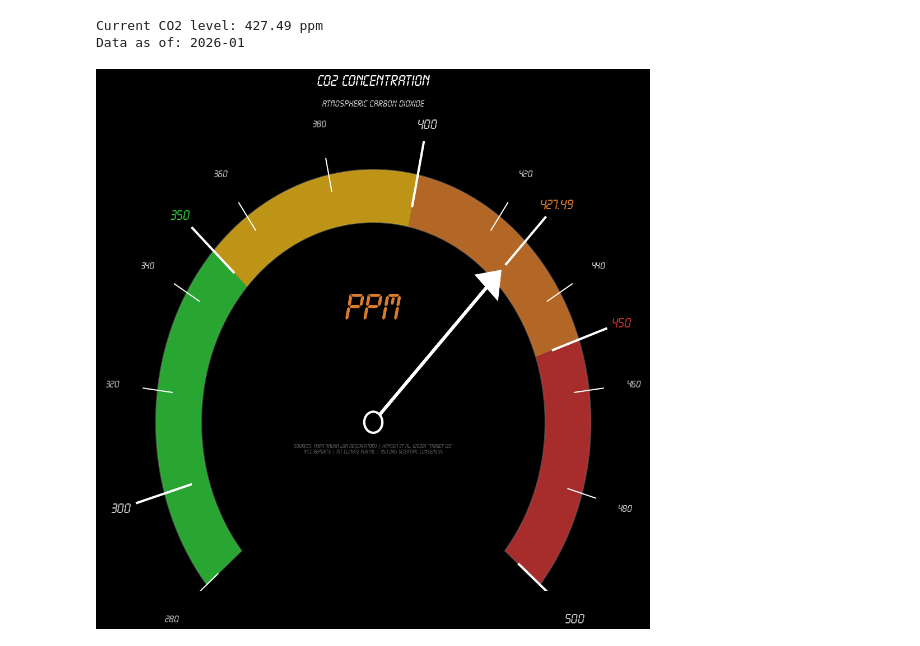
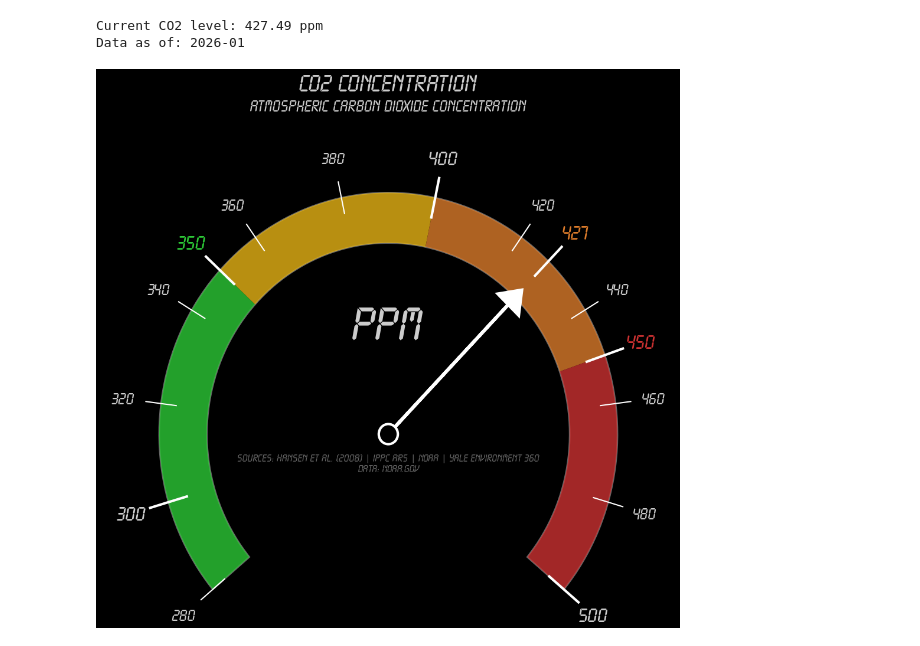
Before and after one commit to linachos/Data-Visualization, a Jupyter notebook: Project/co2_concentration.ipynb, the cells around one changed output. Saved outputs shown, nothing was run; the diff lists cells and outputs as text; code cells hidden in the pictures.

```diff
--- a/Project/co2_concentration.ipynb
+++ b/Project/co2_concentration.ipynb
@@ -49,14 +48,17 @@ colors = {'green': '#2dc937',
           'light_green': '#99c140',
           'yellow': '#e7b416',
           'orange': '#db7b2b',
-          'red': '#cc3232'
+          'red': '#cc3232',
+          'gray': '#666666',
+          'white': '#cccccc',
+          'black': '#000000'
           }
 # %%
-fig, ax = plt.subplots(figsize=(10, 10), facecolor='#000000')
+fig, ax = plt.subplots(figsize=(10, 9.5), facecolor=colors['black'])
 ax.set_xlim(-1.5, 1.5)
-ax.set_ylim(-0.8, 1.5)
+ax.set_ylim(-0.9, 1.5)
 ax.axis('off')
-ax.set_facecolor('#000000')
+ax.set_facecolor(colors['black'])
 
 # Define color zones based on scientific thresholds
 # Green: Safe zone (280-350 ppm)
@@ -85,7 +87,7 @@ angle_450 = co2_to_angle(450)  # High risk
 
 # Background arc
 bg_arc = Wedge((0, 0), 1.2, theta_start, theta_end, width=0.25,
-               facecolor='#1a1a1a', edgecolor='#444444', linewidth=2)
+               facecolor=colors['black'], edgecolor=colors['gray'], linewidth=2)
 ax.add_patch(bg_arc)
 
 # Green zone: 280-350 ppm (SAFE)
@@ -110,7 +112,6 @@ ax.add_patch(danger_arc)
 
 # Add tick marks and labels
 major_ticks = [300, 350, 400, 450, 500]
-
 tick_values = [280, 300, 320, 340, 350, 360, 380, 400, 420, 440, 450, 460, 480, 500]
 
 for co2_val in tick_values:
@@ -119,25 +120,23 @@ for co2_val in tick_values:
     angle_rad = np.radians(angle)
 
     # Label position
-    x_label = 1.45 * np.cos(angle_rad)
-    y_label = 1.45 * np.sin(angle_rad)
+    x_label = 1.4 * np.cos(angle_rad)
+    y_label = 1.4 * np.sin(angle_rad)
     label_text = f'{co2_val}'
+    label_color = colors['white']
+    label_weight = 'normal'
 
     # Decide if major or minor tick
     if co2_val in major_ticks:
-        tick_outer = 1.36
-        tick_inner = 1.05
+        tick_outer = 1.3
+        tick_inner = 1.1
         tick_lw = 3
-        label_size = 18
+        label_size = 25
     else:
         tick_outer = 1.28
         tick_inner = 1.12
         tick_lw = 1.5
-        label_size = 13
-
-    # Label styling
-    label_color = '#cccccc'
-    label_weight = 'normal'
+        label_size = 20
 
     if co2_val == 350:
         label_color = colors['green']
@@ -171,51 +170,52 @@ needle_rad = np.radians(needle_angle)
 needle_x = 0.9 * np.cos(needle_rad)
 needle_y = 0.9 * np.sin(needle_rad)
 
 ax.arrow(0, 0, needle_x, needle_y, head_width=0.15, head_length=0.1,
-         fc='#ffffff', ec='#ffffff', linewidth=4, zorder=2)
+         fc='white', ec='white', linewidth=4, zorder=2)
 
-x_outer = 1.36 * np.cos(needle_rad)
-y_outer = 1.36 * np.sin(needle_rad)
-x_inner = 1.05 * np.cos(needle_rad)
-y_inner = 1.05 * np.sin(needle_rad)
-x_label = 1.45 * np.cos(needle_rad)
-y_label = 1.45 * np.sin(needle_rad)
+x_outer = 1.3 * np.cos(needle_rad)
+y_outer = 1.3 * np.sin(needle_rad)
+x_inner = 1.1 * np.cos(needle_rad)
+y_inner = 1.1 * np.sin(needle_rad)
+x_label = 1.4 * np.cos(needle_rad)
+y_label = 1.4 * np.sin(needle_rad)
 ax.plot(
         [x_inner, x_outer], [y_inner, y_outer],
         color='white', linewidth=tick_lw
     )
 ax.text(
-        x_label, y_label, current_co2,
+        x_label, y_label, f'{current_co2:.0f}',
         ha='center', va='center',
-        fontsize=18,
+        fontsize=25,
         color=colors['orange'],
         fontweight='bold'
     )
 
 # Center hub
-center = Circle((0, 0), 0.05, facecolor='#000000',
+center = Circle((0, 0), 0.05, facecolor=colors['black'],
                 edgecolor='white', linewidth=3, zorder=11)
 ax.add_patch(center)
 
 # Digital readout - current CO2
-ax.text(0, 0.55, 'ppm', fontsize=50, fontweight='bold',
-        color=colors['orange'], ha='center', va='center', zorder=1)
+ax.text(0, 0.55, 'PPM', fontsize=60, fontweight='bold',
+        color=colors['white'], ha='center', va='center', zorder=1)
 
 # Title
-ax.text(0, 1.6, 'CO2 CONCENTRATION', fontsize=20,
-        fontweight='bold', color='#ffffff', ha='center', va='bottom')
-ax.text(0, 1.5, 'Atmospheric Carbon Dioxide', fontsize=12,
-        color='#cccccc', ha='center', va='bottom', style='italic')
+ax.text(0, 1.7, 'CO2 CONCENTRATION', fontsize=30,
+        fontweight='bold', color=colors['white'], ha='center', va='bottom')
+ax.text(0, 1.6, 'Atmospheric Carbon Dioxide Concentration', fontsize=20,
+        color=colors['white'], ha='center', va='bottom', style='italic')
 
 
 # Sources
-sources_text = 'Sources: NOAA Mauna Loa Observatory | Hansen et al. (2008) "Target CO₂"\nIPCC Reports | MIT Climate Portal | 350.org Scientific Consensus'
-ax.text(0, -0.1, sources_text, fontsize=7, color='#666666',
+sources_text = '''Sources: Hansen et al. (2008) | IPPC AR5 | NOAA | Yale Environment 360
+Data: NOAA.gov'''
+ax.text(0, -0.1, sources_text, fontsize=13, color=colors['gray'],
         ha='center', va='top', multialignment='center')
 
 plt.tight_layout()
-#plt.savefig('visualizations/co2_rpm_tachometer.png', dpi=500,
- #           bbox_inches='tight', facecolor='#000000', edgecolor='none')
+plt.savefig('visualizations/co2_rpm_tachometer.svg',
+            bbox_inches='tight', facecolor=colors['black'], edgecolor='none')
 plt.show()
 # %% [output]
-[figure, old version]
+[figure, new version]
```
Also changed, not shown: parts of 3 cells of this notebook, 5 other files.
